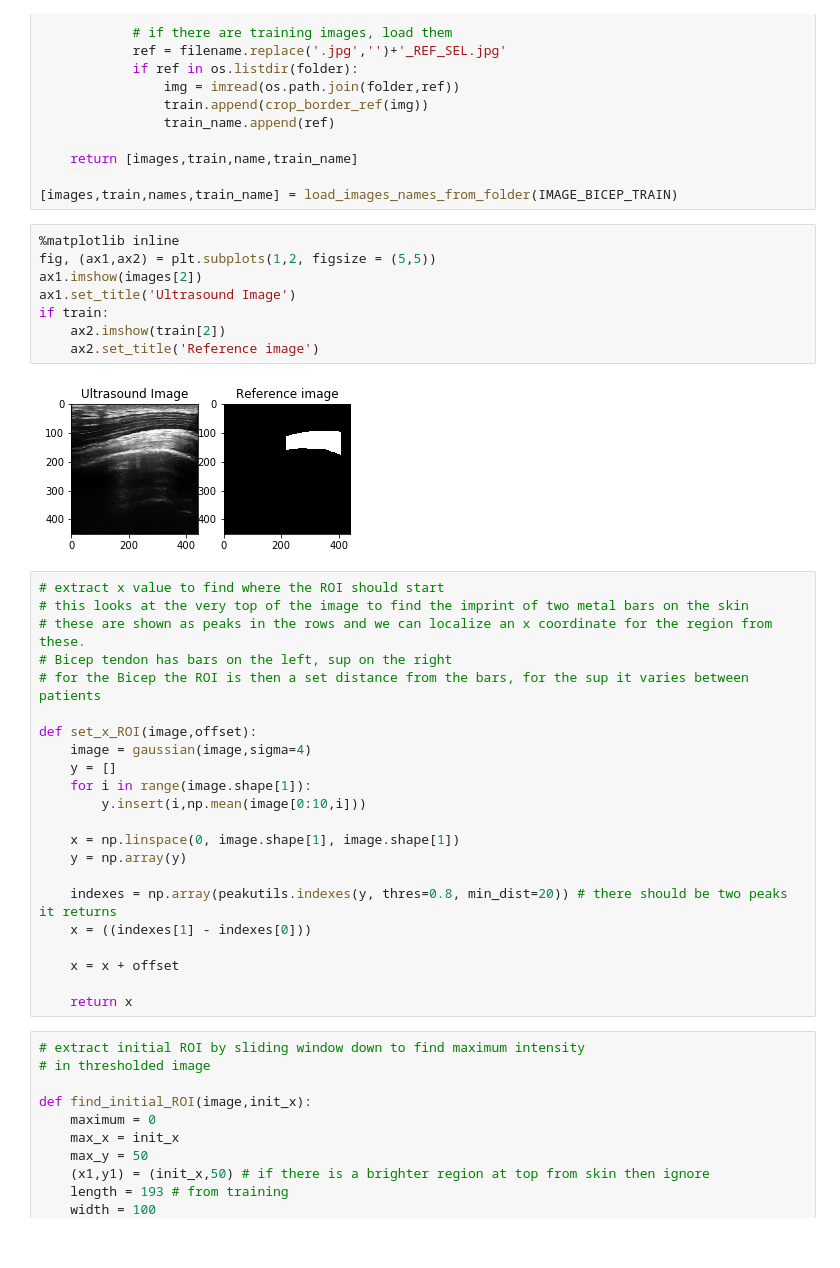
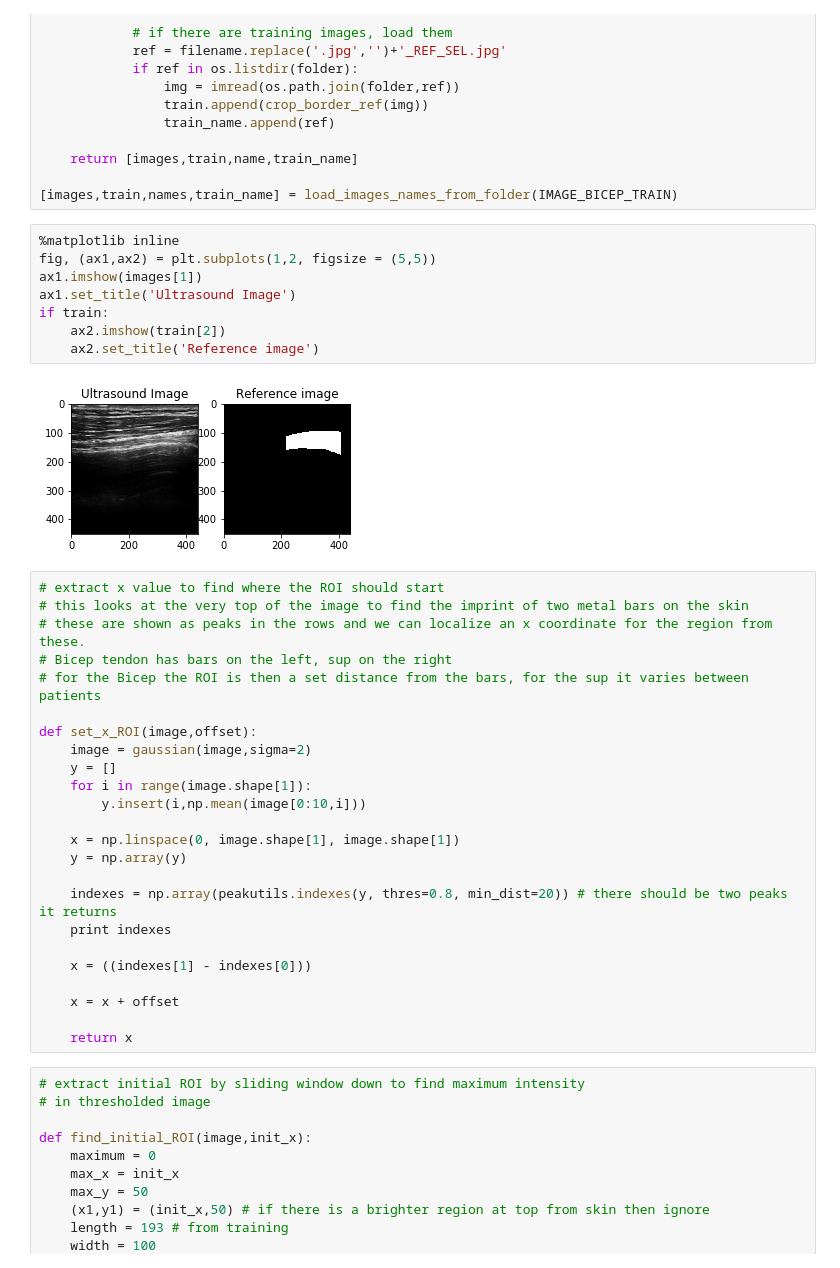
Before and after one commit to kekeller/ultrasound_image, a Jupyter notebook: ultrasound_bicep_snake.ipynb, the cells around one changed output. Saved outputs shown, nothing was run; the diff lists cells and outputs as text.

```diff
--- a/ultrasound_bicep_snake.ipynb
+++ b/ultrasound_bicep_snake.ipynb
@@ -61,13 +61,13 @@ def load_images_names_from_folder(folder):
 # %%
 %matplotlib inline
 fig, (ax1,ax2) = plt.subplots(1,2, figsize = (5,5))
-ax1.imshow(images[2])
+ax1.imshow(images[1])
 ax1.set_title('Ultrasound Image')
 if train:
     ax2.imshow(train[2])
     ax2.set_title('Reference image')
 # %% [output]
-[figure, old version]
+[figure, new version]
 # %%
 # extract x value to find where the ROI should start
 # this looks at the very top of the image to find the imprint of two metal bars on the skin
@@ -76,7 +76,7 @@ if train:
 # for the Bicep the ROI is then a set distance from the bars, for the sup it varies between patients
 
 def set_x_ROI(image,offset):
-    image = gaussian(image,sigma=4)
+    image = gaussian(image,sigma=2)
     y = []
     for i in range(image.shape[1]):
         y.insert(i,np.mean(image[0:10,i]))
@@ -85,6 +85,8 @@ def set_x_ROI(image,offset):
     y = np.array(y)
 
     indexes = np.array(peakutils.indexes(y, thres=0.8, min_dist=20)) # there should be two peaks it returns
+    print indexes
+
     x = ((indexes[1] - indexes[0]))
 
     x = x + offset
```
Also changed, not shown: parts of 6 cells of this notebook, 35 other files.
